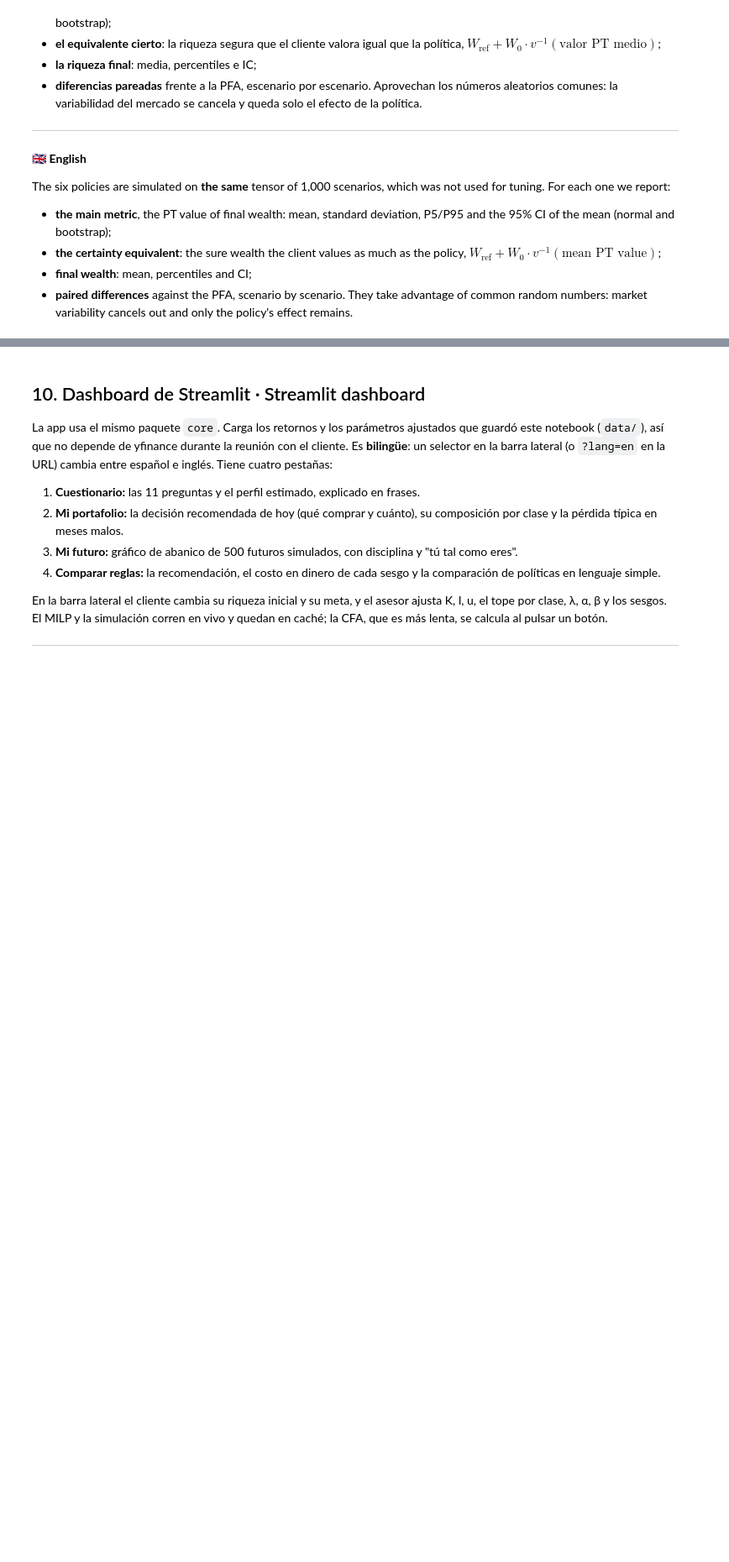
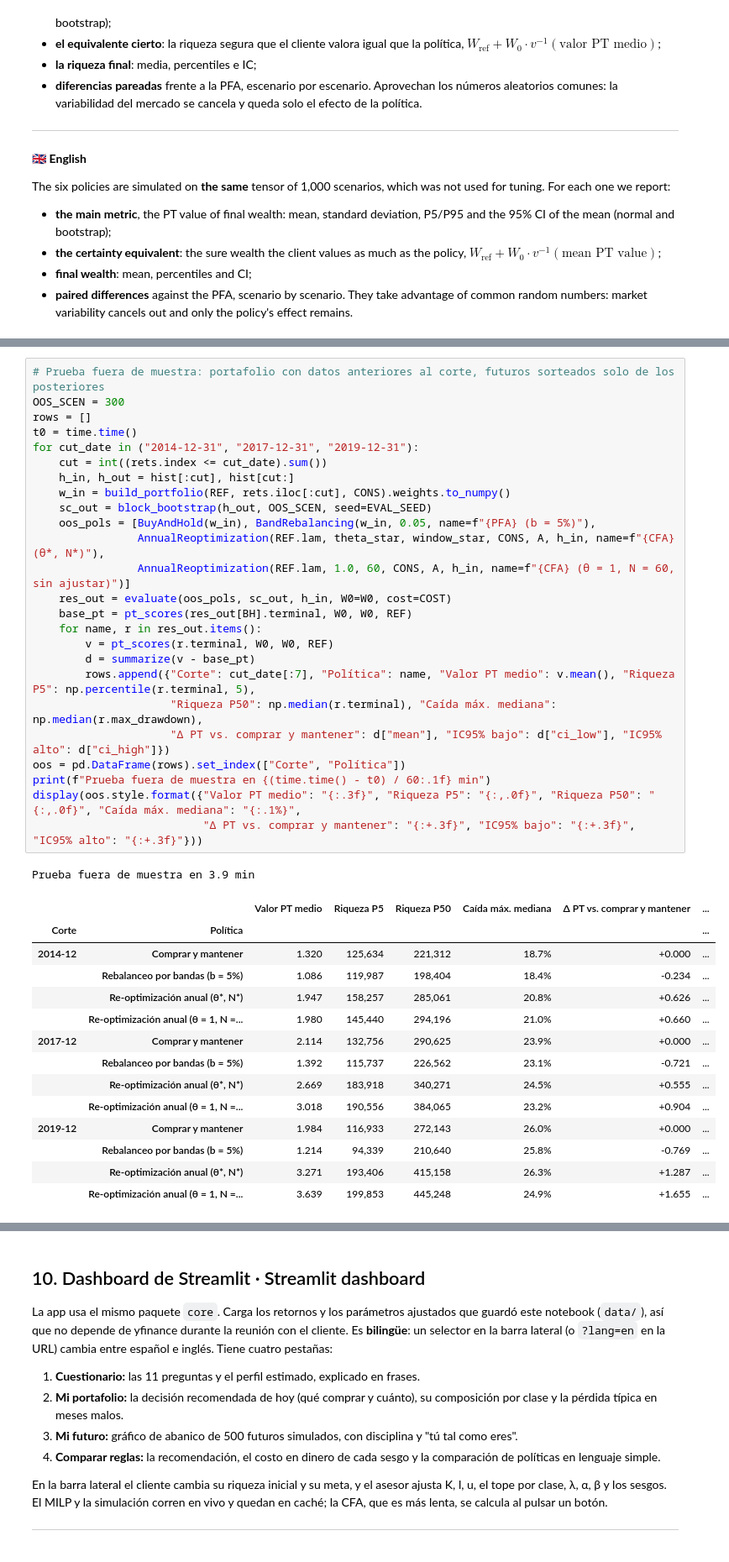
Before and after one commit to gemunozortiz-cell/behavioral-portfolio-dashboard, a Jupyter notebook: portafolio_conductual.ipynb, the cells around one changed output, grey strips where cells are left out. Shown at 84% size. Cells and saved outputs as stored; diff of their text form; blank space fills up the shorter version.

```diff
--- a/portafolio_conductual.ipynb
+++ b/portafolio_conductual.ipynb
@@ -1919,3 +1971,44 @@ Sensibilidad en 25.7 min
+# %%
+# Prueba fuera de muestra: portafolio con datos anteriores al corte, futuros sorteados solo de los posteriores
+OOS_SCEN = 300
+rows = []
+t0 = time.time()
+for cut_date in ("2014-12-31", "2017-12-31", "2019-12-31"):
+    cut = int((rets.index <= cut_date).sum())
+    h_in, h_out = hist[:cut], hist[cut:]
+    w_in = build_portfolio(REF, rets.iloc[:cut], CONS).weights.to_numpy()
+    sc_out = block_bootstrap(h_out, OOS_SCEN, seed=EVAL_SEED)
+    oos_pols = [BuyAndHold(w_in), BandRebalancing(w_in, 0.05, name=f"{PFA} (b = 5%)"),
+                AnnualReoptimization(REF.lam, theta_star, window_star, CONS, A, h_in, name=f"{CFA} (θ*, N*)"),
+                AnnualReoptimization(REF.lam, 1.0, 60, CONS, A, h_in, name=f"{CFA} (θ = 1, N = 60, sin ajustar)")]
+    res_out = evaluate(oos_pols, sc_out, h_in, W0=W0, cost=COST)
+    base_pt = pt_scores(res_out[BH].terminal, W0, W0, REF)
+    for name, r in res_out.items():
+        v = pt_scores(r.terminal, W0, W0, REF)
+        d = summarize(v - base_pt)
+        rows.append({"Corte": cut_date[:7], "Política": name, "Valor PT medio": v.mean(), "Riqueza P5": np.percentile(r.terminal, 5),
+                     "Riqueza P50": np.median(r.terminal), "Caída máx. mediana": np.median(r.max_drawdown),
+                     "Δ PT vs. comprar y mantener": d["mean"], "IC95% bajo": d["ci_low"], "IC95% alto": d["ci_high"]})
+oos = pd.DataFrame(rows).set_index(["Corte", "Política"])
+print(f"Prueba fuera de muestra en {(time.time() - t0) / 60:.1f} min")
+display(oos.style.format({"Valor PT medio": "{:.3f}", "Riqueza P5": "{:,.0f}", "Riqueza P50": "{:,.0f}", "Caída máx. mediana": "{:.1%}",
+                          "Δ PT vs. comprar y mantener": "{:+.3f}", "IC95% bajo": "{:+.3f}", "IC95% alto": "{:+.3f}"}))
+# %% [output]
+Prueba fuera de muestra en 3.9 min
+|  |  | Valor PT medio | Riqueza P5 | Riqueza P50 | Caída máx. mediana | Δ PT vs. comprar y mantener | ... |
+| Corte | Política |  |  |  |  |  | ... |
+| 2014-12 | Comprar y mantener | 1.320 | 125,634 | 221,312 | 18.7% | +0.000 | ... |
+|  | Rebalanceo por bandas (b = 5%) | 1.086 | 119,987 | 198,404 | 18.4% | -0.234 | ... |
+|  | Re-optimización anual (θ*, N*) | 1.947 | 158,257 | 285,061 | 20.8% | +0.626 | ... |
+|  | Re-optimización anual (θ = 1, N =... | 1.980 | 145,440 | 294,196 | 21.0% | +0.660 | ... |
+| 2017-12 | Comprar y mantener | 2.114 | 132,756 | 290,625 | 23.9% | +0.000 | ... |
+|  | Rebalanceo por bandas (b = 5%) | 1.392 | 115,737 | 226,562 | 23.1% | -0.721 | ... |
+|  | Re-optimización anual (θ*, N*) | 2.669 | 183,918 | 340,271 | 24.5% | +0.555 | ... |
+|  | Re-optimización anual (θ = 1, N =... | 3.018 | 190,556 | 384,065 | 23.2% | +0.904 | ... |
+| 2019-12 | Comprar y mantener | 1.984 | 116,933 | 272,143 | 26.0% | +0.000 | ... |
+|  | Rebalanceo por bandas (b = 5%) | 1.214 | 94,339 | 210,640 | 25.8% | -0.769 | ... |
+|  | Re-optimización anual (θ*, N*) | 3.271 | 193,406 | 415,158 | 26.3% | +1.287 | ... |
+|  | Re-optimización anual (θ = 1, N =... | 3.639 | 199,853 | 445,248 | 24.9% | +1.655 | ... |
 # %%
 rec = recommend(results, REF, W0, W0, CANDIDATES)
 pt_tab = results_table(results, REF, W0)
```
Also changed, not shown: parts of 17 cells of this notebook, 9 other files.
